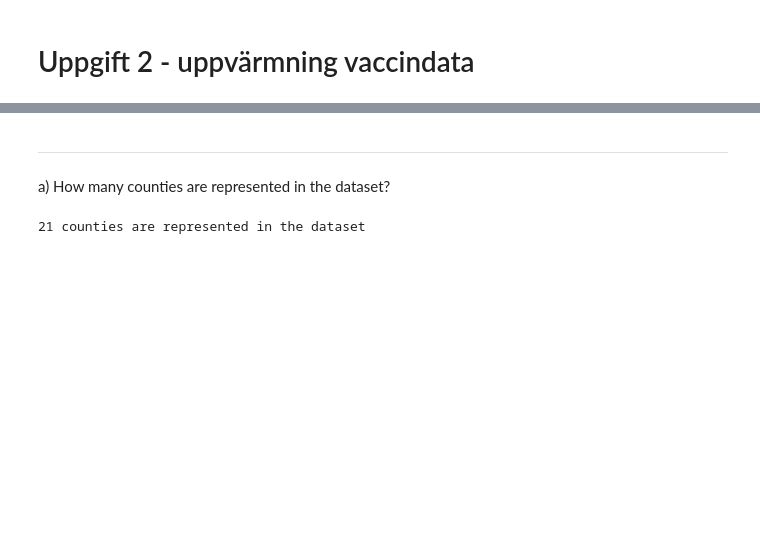
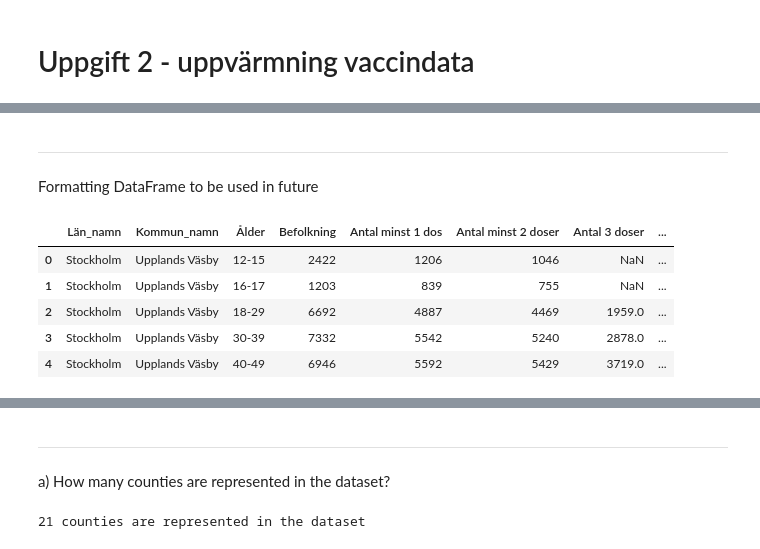
Before and after one commit to Andreas-Svensson/data_processing, a Jupyter notebook: Laboration_Covid19/E2_Data_Vaccines.ipynb, the cells around one changed output, grey strips where cells are left out. Saved outputs shown, nothing was run; the diff lists cells and outputs as text; code cells hidden in the pictures; blank space fills up the shorter version.

```diff
--- a/Laboration_Covid19/E2_Data_Vaccines.ipynb
+++ b/Laboration_Covid19/E2_Data_Vaccines.ipynb
@@ -44,0 +43,14 @@ memory usage: 317.3+ KB
+# %% [markdown]
+---
+Formatting DataFrame to be used in future
+# %%
+# # renaming from county to region (replacing "s län" and " län" endings)
+df["Län_namn"].replace({'s län$': '', ' län$': ''}, regex = True, inplace = True)
+df.head()
+# %% [output]
+|  | Län_namn | Kommun_namn | Ålder | Befolkning | Antal minst 1 dos | Antal minst 2 doser | Antal 3 doser | ... |
+| 0 | Stockholm | Upplands Väsby | 12-15 | 2422 | 1206 | 1046 | NaN | ... |
+| 1 | Stockholm | Upplands Väsby | 16-17 | 1203 | 839 | 755 | NaN | ... |
+| 2 | Stockholm | Upplands Väsby | 18-29 | 6692 | 4887 | 4469 | 1959.0 | ... |
+| 3 | Stockholm | Upplands Väsby | 30-39 | 7332 | 5542 | 5240 | 2878.0 | ... |
+| 4 | Stockholm | Upplands Väsby | 40-49 | 6946 | 5592 | 5429 | 3719.0 | ... |
```
Also changed, not shown: parts of 13 cells of this notebook, 1 other file.
